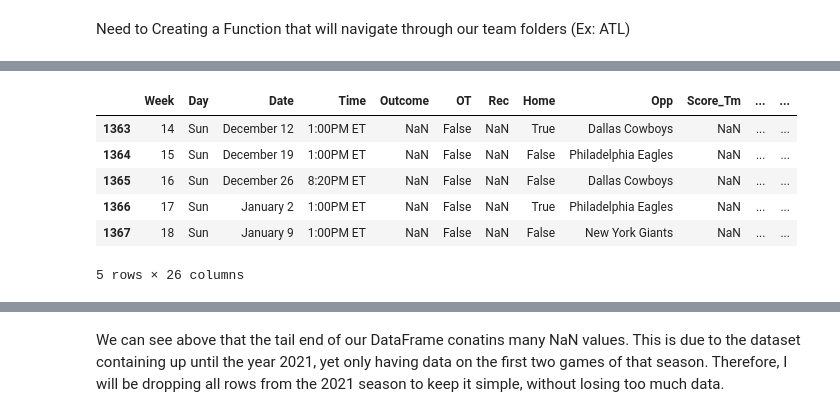
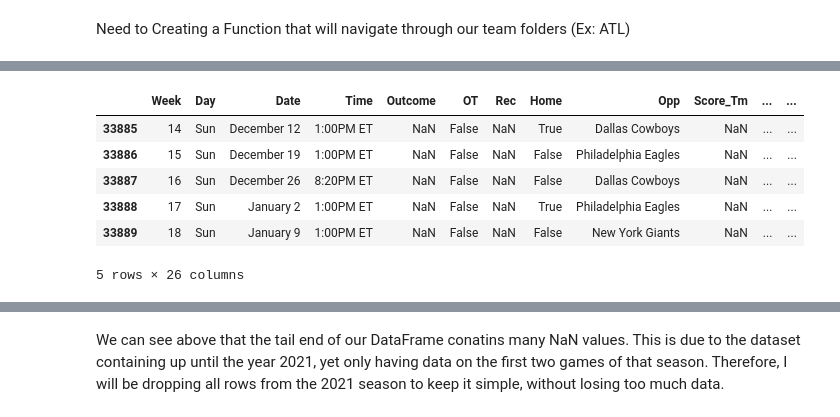
Before and after one commit to baileywolkoff/nfl_analysis, a Jupyter notebook: get_data.ipynb, the cells around one changed output, grey strips where cells are left out. Cells and saved outputs as stored; diff of their text form; code cells hidden in the pictures.

```diff
--- a/get_data.ipynb
+++ b/get_data.ipynb
@@ -45,5 +47,12 @@ def join_frames(files, teams, save=False, verbose=True):
         df.to_csv('data/nfl_scores_merged.csv', index=False)
     return df
 # %%
-df = join_frames(csv_files,teams, save=False)
+# Check if the merged csv file already exists:
+merged_file = 'data/nfl_scores_merged.csv'
+if os.path.exists(merged_file):
+    print("File already exists. Loading in the CSV")
+    df = pd.read_csv(merged_file)
+else:
+    print("File does not exist. Will create DataFrame and save CSV")
+    df = join_frames(csv_files,teams, save=True)
 # %% [output]
@@ -71,12 +85,12 @@ df.shape
 # %%
-df.tail()
+df.tail(
 # %% [output]
 |  | Week | Day | Date | Time | Outcome | OT | Rec | Home | Opp | Score_Tm | ... | ... |
-| 1363 | 14 | Sun | December 12 | 1:00PM ET | NaN | False | NaN | True | Dallas Cowboys | NaN | ... | ... |
-| 1364 | 15 | Sun | December 19 | 1:00PM ET | NaN | False | NaN | False | Philadelphia Eagles | NaN | ... | ... |
-| 1365 | 16 | Sun | December 26 | 8:20PM ET | NaN | False | NaN | False | Dallas Cowboys | NaN | ... | ... |
-| 1366 | 17 | Sun | January 2 | 1:00PM ET | NaN | False | NaN | True | Philadelphia Eagles | NaN | ... | ... |
-| 1367 | 18 | Sun | January 9 | 1:00PM ET | NaN | False | NaN | False | New York Giants | NaN | ... | ... |
+| 33885 | 14 | Sun | December 12 | 1:00PM ET | NaN | False | NaN | True | Dallas Cowboys | NaN | ... | ... |
+| 33886 | 15 | Sun | December 19 | 1:00PM ET | NaN | False | NaN | False | Philadelphia Eagles | NaN | ... | ... |
+| 33887 | 16 | Sun | December 26 | 8:20PM ET | NaN | False | NaN | False | Dallas Cowboys | NaN | ... | ... |
+| 33888 | 17 | Sun | January 2 | 1:00PM ET | NaN | False | NaN | True | Philadelphia Eagles | NaN | ... | ... |
+| 33889 | 18 | Sun | January 9 | 1:00PM ET | NaN | False | NaN | False | New York Giants | NaN | ... | ... |
 5 rows × 26 columns
 # %%
 df.loc[df['Year']==2021]
```
Also changed, not shown: parts of 16 cells of this notebook.
